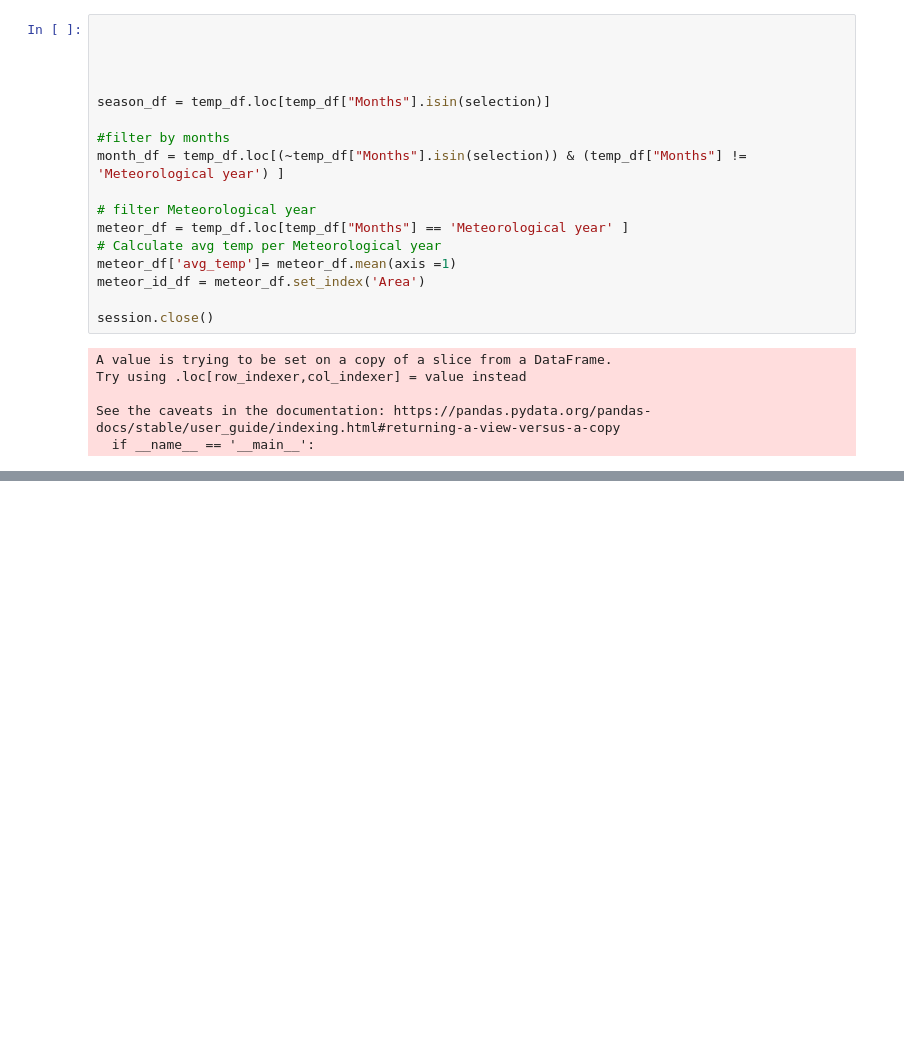
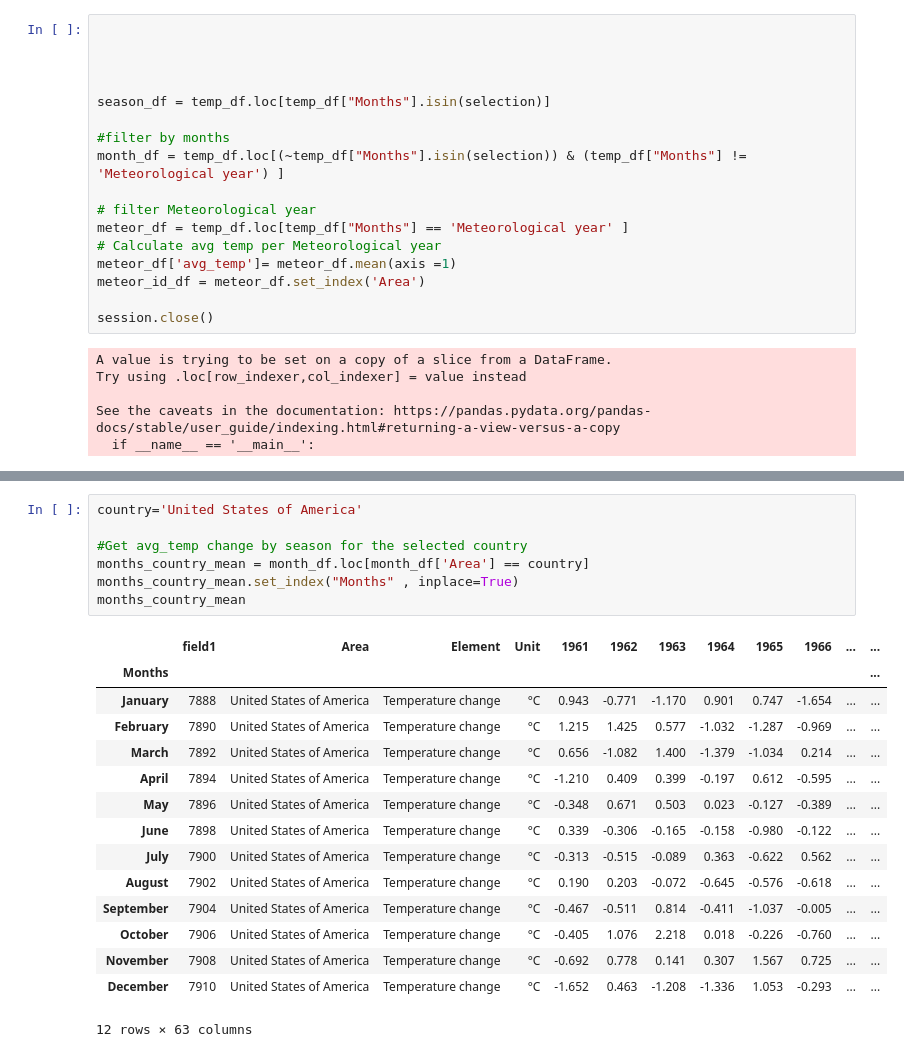
Before and after one commit to divya-gh/Climate-Interactive-Dashboard, a Jupyter notebook: avg_temp_by_months-challenge.ipynb, the cells around one changed output, grey strips where cells are left out. Cells and saved outputs as stored; diff of their text form; blank space fills up the shorter version.

Commit message:
filter by country

```diff
--- a/avg_temp_by_months-challenge.ipynb
+++ b/avg_temp_by_months-challenge.ipynb
@@ -130,0 +97,23 @@ unique_countries
+# %%
+country='United States of America'
+
+#Get avg_temp change by season for the selected country
+months_country_mean = month_df.loc[month_df['Area'] == country]
+months_country_mean.set_index("Months" , inplace=True)
+months_country_mean
+# %% [output]
+|  | field1 | Area | Element | Unit | 1961 | 1962 | 1963 | 1964 | 1965 | 1966 | ... | ... |
+| Months |  |  |  |  |  |  |  |  |  |  |  | ... |
+| January | 7888 | United States of America | Temperature change | °C | 0.943 | -0.771 | -1.170 | 0.901 | 0.747 | -1.654 | ... | ... |
+| February | 7890 | United States of America | Temperature change | °C | 1.215 | 1.425 | 0.577 | -1.032 | -1.287 | -0.969 | ... | ... |
+| March | 7892 | United States of America | Temperature change | °C | 0.656 | -1.082 | 1.400 | -1.379 | -1.034 | 0.214 | ... | ... |
+| April | 7894 | United States of America | Temperature change | °C | -1.210 | 0.409 | 0.399 | -0.197 | 0.612 | -0.595 | ... | ... |
+| May | 7896 | United States of America | Temperature change | °C | -0.348 | 0.671 | 0.503 | 0.023 | -0.127 | -0.389 | ... | ... |
+| June | 7898 | United States of America | Temperature change | °C | 0.339 | -0.306 | -0.165 | -0.158 | -0.980 | -0.122 | ... | ... |
+| July | 7900 | United States of America | Temperature change | °C | -0.313 | -0.515 | -0.089 | 0.363 | -0.622 | 0.562 | ... | ... |
+| August | 7902 | United States of America | Temperature change | °C | 0.190 | 0.203 | -0.072 | -0.645 | -0.576 | -0.618 | ... | ... |
+| September | 7904 | United States of America | Temperature change | °C | -0.467 | -0.511 | 0.814 | -0.411 | -1.037 | -0.005 | ... | ... |
+| October | 7906 | United States of America | Temperature change | °C | -0.405 | 1.076 | 2.218 | 0.018 | -0.226 | -0.760 | ... | ... |
+| November | 7908 | United States of America | Temperature change | °C | -0.692 | 0.778 | 0.141 | 0.307 | 1.567 | 0.725 | ... | ... |
+| December | 7910 | United States of America | Temperature change | °C | -1.652 | 0.463 | -1.208 | -1.336 | 1.053 | -0.293 | ... | ... |
+12 rows × 63 columns
```
Also changed, not shown: parts of 6 cells of this notebook, 3 other files.
